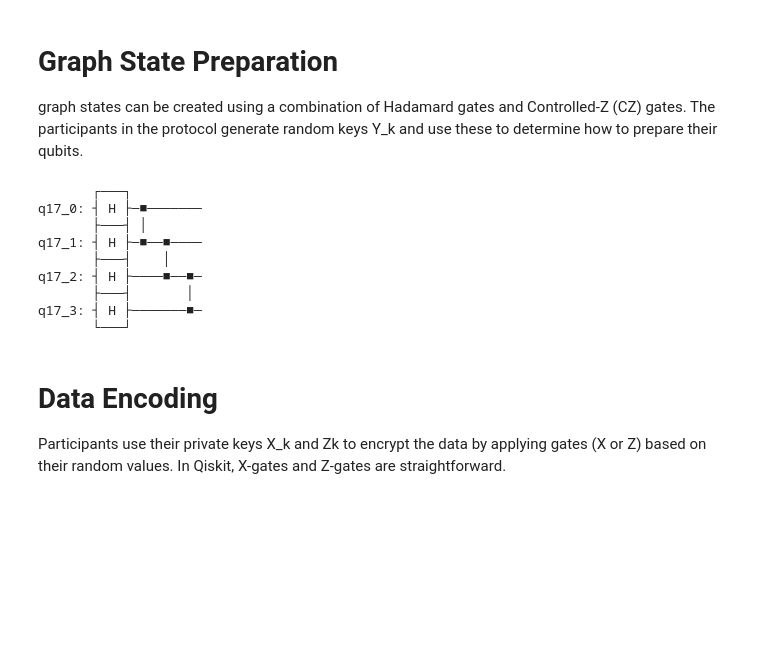
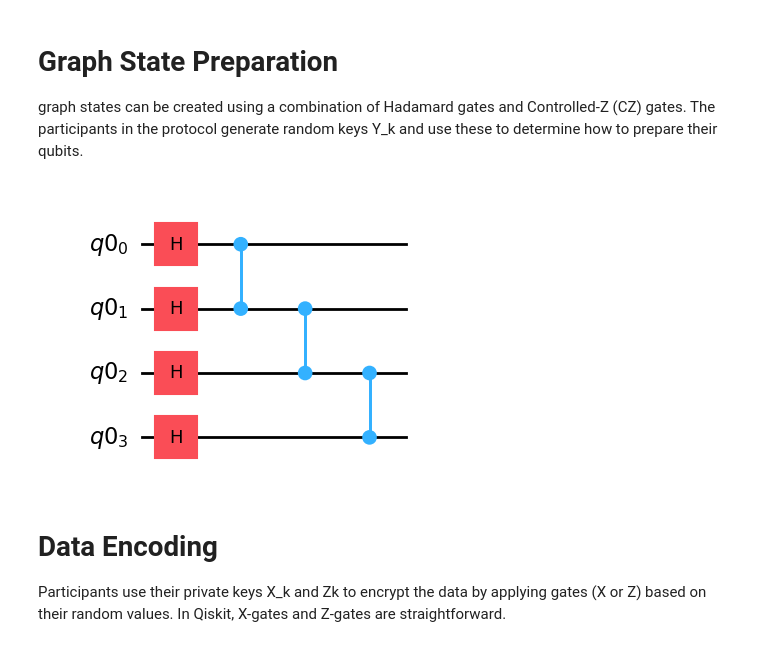
Before and after one commit to pythagoras58/Quantizer, a Jupyter notebook: SMPC_protocol_2.ipynb, the cells around one changed output. Saved outputs shown, nothing was run; the diff lists cells and outputs as text; code cells hidden in the pictures; blank space fills up the shorter version.

```diff
--- a/SMPC_protocol_2.ipynb
+++ b/SMPC_protocol_2.ipynb
@@ -36,38 +36,30 @@ graph states can be created using a combination of Hadamard gates and Controlled
 # %%
 from qiskit import QuantumCircuit, QuantumRegister, transpile, assemble
 from qiskit.visualization import circuit_drawer
 import matplotlib.pyplot as plt
 
 %matplotlib inline
 
 # Create a quantum register for each participant
 num_participants = 4  # Assume: 4 participants
 qr = QuantumRegister(num_participants)
 
 # Create a quantum circuit
 qc = QuantumCircuit(qr)
 
 # Apply Hadamard gate to each qubit to create superposition
 for i in range(num_participants):
     qc.h(qr[i])
 
 # Apply Controlled-Z (CZ) gates between qubits to entangle them
 for i in range(num_participants - 1):
     qc.cz(qr[i], qr[i+1])
 
 # The quantum circuit now represents a graph state
-qc.draw()  # Draw the circuit
+qc.draw('mpl')  # Draw the circuit
 #circuit_drawer(qc)
 # %% [output]
-       ┌───┐
-q17_0: ┤ H ├─■───────
-       ├───┤ │
-q17_1: ┤ H ├─■──■────
-       ├───┤    │
-q17_2: ┤ H ├────■──■─
-       ├───┤       │
-q17_3: ┤ H ├───────■─
-       └───┘
+[figure, added]
 # %% [markdown]
 # Data Encoding
 
```
Also changed, not shown: parts of 11 cells of this notebook.
